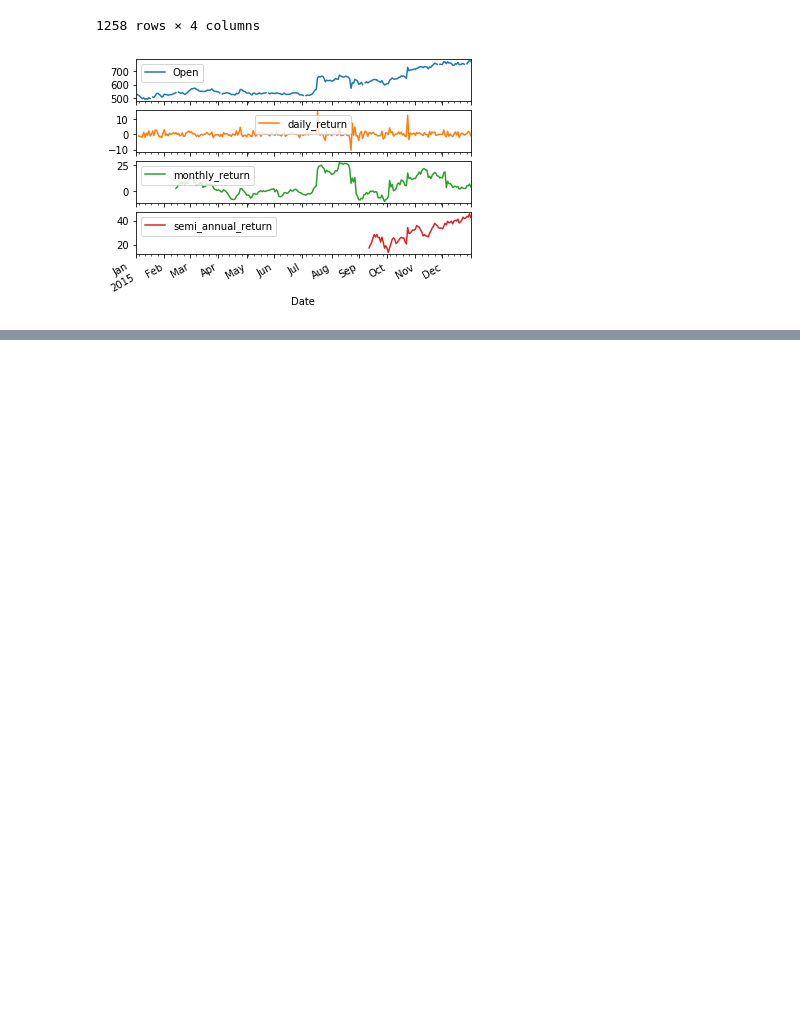
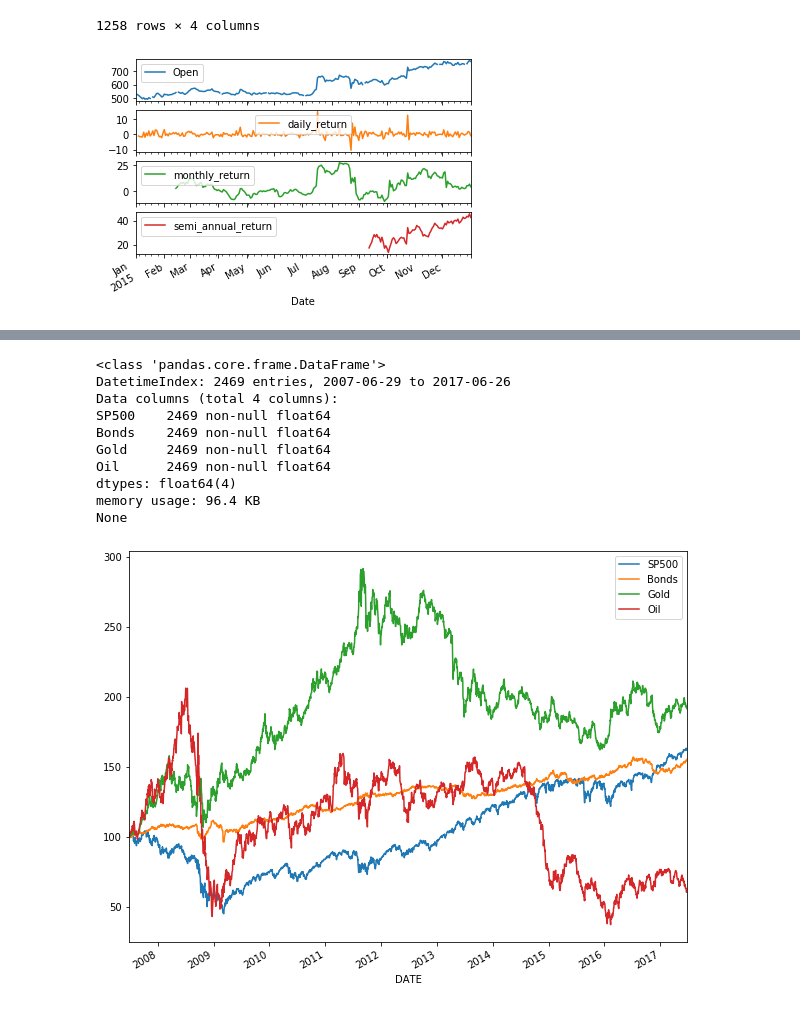
Before and after one commit to kurtsenol/pandas, a Jupyter notebook: Pandas_7.ipynb, the cells around one changed output, grey strips where cells are left out. Saved outputs shown, nothing was run; the diff lists cells and outputs as text; code cells hidden in the pictures; blank space fills up the shorter version.

```diff
--- a/Pandas_7.ipynb
+++ b/Pandas_7.ipynb
@@ -600,0 +612,34 @@ plt.show()
+# %%
+import pandas as pd
+import matplotlib.pyplot as plt
+
+from pylab import rcParams
+rcParams['figure.figsize'] = 10, 8
+# %%
+# Import data here
+prices = pd.read_csv("Data/asset_classes.csv", parse_dates=["DATE"], index_col="DATE")
+
+# Inspect prices here
+print(prices.info())
+
+# Select first prices
+first_prices = prices.iloc[0]
+
+# Create normalized
+normalized = prices.div(first_prices).mul(100)
+
+# Plot normalized
+normalized.plot()
+plt.show()
+# %% [output]
+<class 'pandas.core.frame.DataFrame'>
+DatetimeIndex: 2469 entries, 2007-06-29 to 2017-06-26
+Data columns (total 4 columns):
+SP500    2469 non-null float64
+Bonds    2469 non-null float64
+Gold     2469 non-null float64
+Oil      2469 non-null float64
+dtypes: float64(4)
+memory usage: 96.4 KB
+None
+[figure, added]
```
Also changed, not shown: parts of 8 cells of this notebook.
